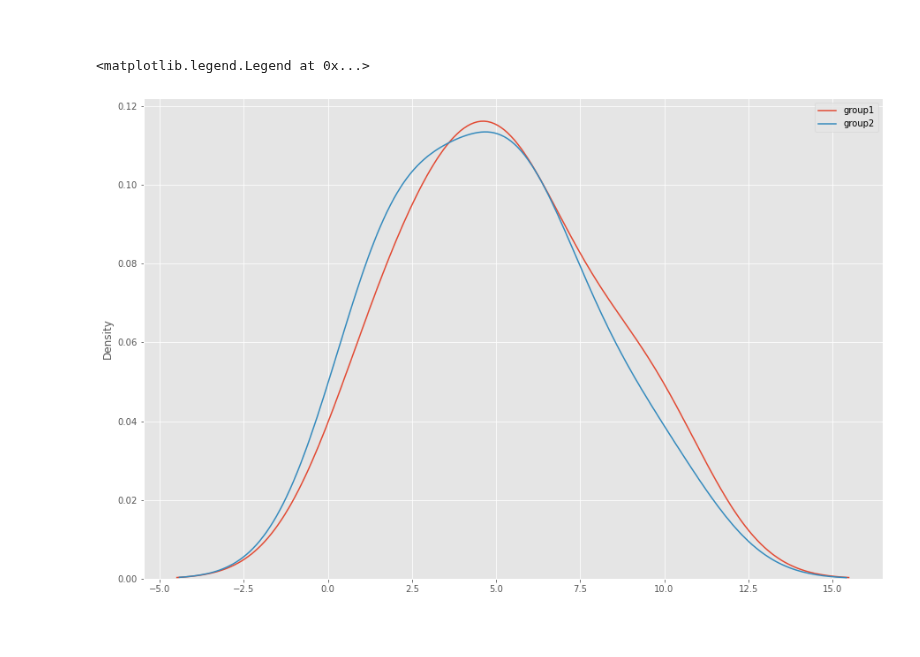
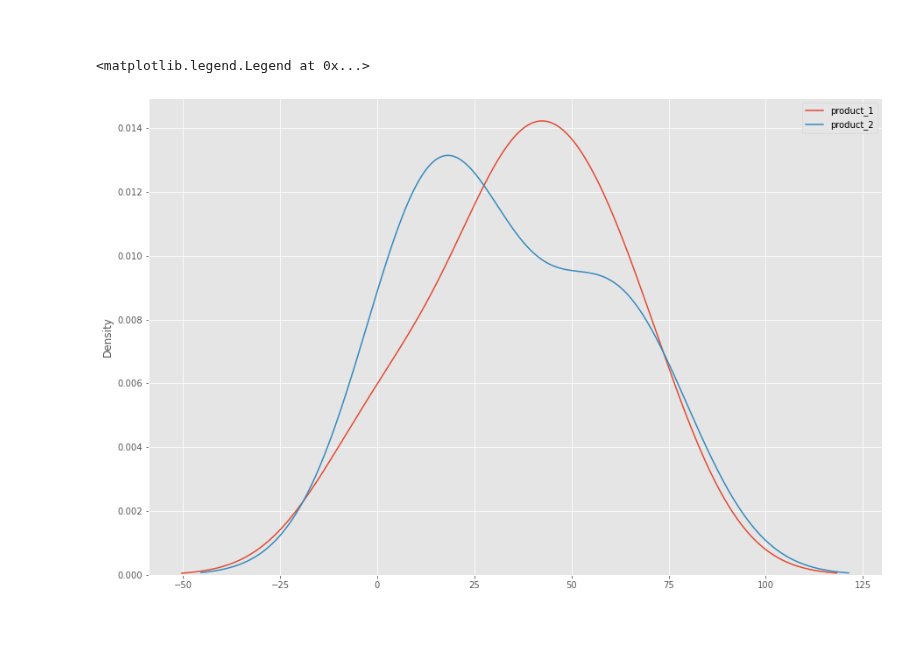
Before and after one commit to kmcd14/MLandStats-assessment, a Jupyter notebook: scipy-stats.ipynb, the cells around one changed output. Cells and saved outputs as stored; diff of their text form; code cells hidden in the pictures.

```diff
--- a/scipy-stats.ipynb
+++ b/scipy-stats.ipynb
@@ -905,14 +905,14 @@ print(product_2)
 <br>
 # %%
 # Generating kdeplot for both groups
-sns.kdeplot(group1, label='group1')
-sns.kdeplot(group2, label='group2')
+sns.kdeplot(product_1, label='product_1')
+sns.kdeplot(product_2, label='product_2')
 
 # Adding a legend
 plt.legend()
 # %% [output]
 <matplotlib.legend.Legend at 0x...>
-[figure, old version]
+[figure, new version]
 # %% [markdown]
 <br>
 # %% [markdown]
```
Also changed, not shown: parts of 4 cells of this notebook.
